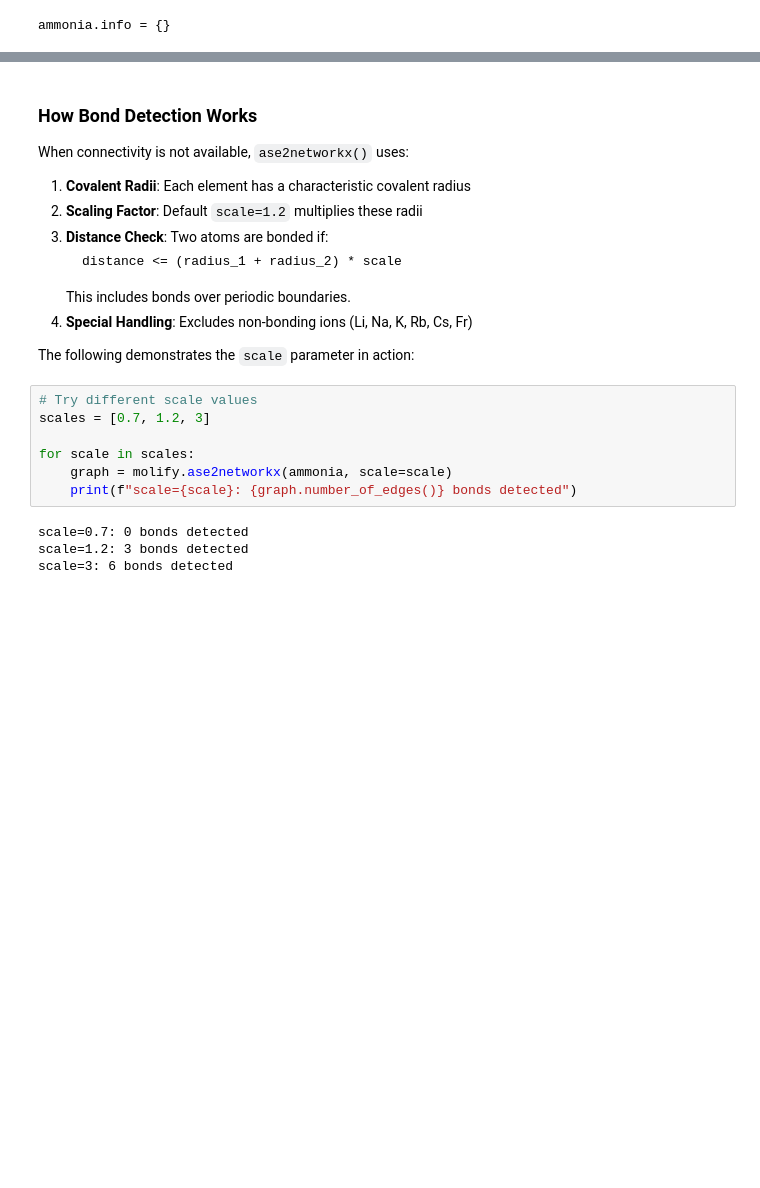
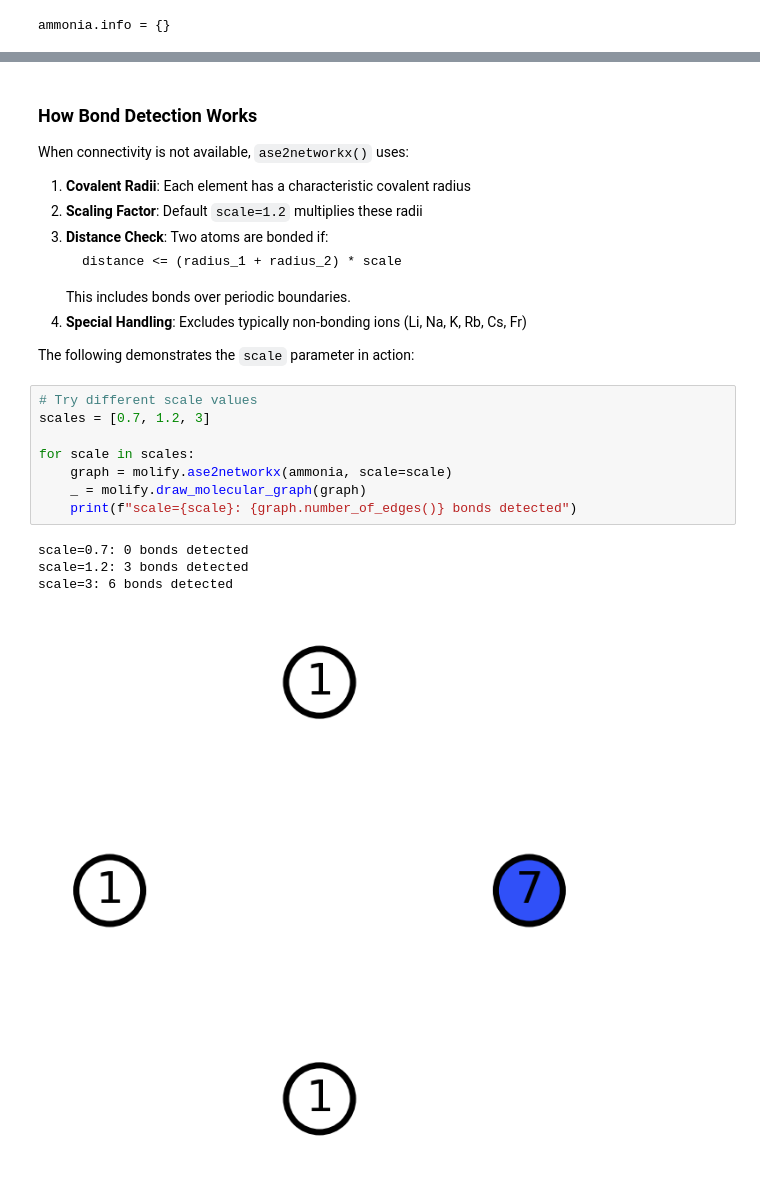
Before and after one commit to zincware/rdkit2ase, a Jupyter notebook: docs/source/ase_tools.ipynb, the cells around one changed output, grey strips where cells are left out. Saved outputs shown, nothing was run; the diff lists cells and outputs as text; blank space fills up the shorter version.

````diff
--- a/docs/source/ase_tools.ipynb
+++ b/docs/source/ase_tools.ipynb
@@ -159,17 +148,19 @@ When connectivity is not available, `ase2networkx()` uses:
    distance <= (radius_1 + radius_2) * scale
    ```
    This includes bonds over periodic boundaries.
-4. **Special Handling**: Excludes non-bonding ions (Li, Na, K, Rb, Cs, Fr)
+4. **Special Handling**: Excludes typically non-bonding ions (Li, Na, K, Rb, Cs, Fr)
 
 The following demonstrates the `scale` parameter in action:
 # %%
 # Try different scale values
 scales = [0.7, 1.2, 3]
 
 for scale in scales:
     graph = molify.ase2networkx(ammonia, scale=scale)
+    _ = molify.draw_molecular_graph(graph)
     print(f"scale={scale}: {graph.number_of_edges()} bonds detected")
 # %% [output]
 scale=0.7: 0 bonds detected
 scale=1.2: 3 bonds detected
 scale=3: 6 bonds detected
+[figure, added]
````
Also changed, not shown: parts of 10 cells of this notebook, 7 other files.
